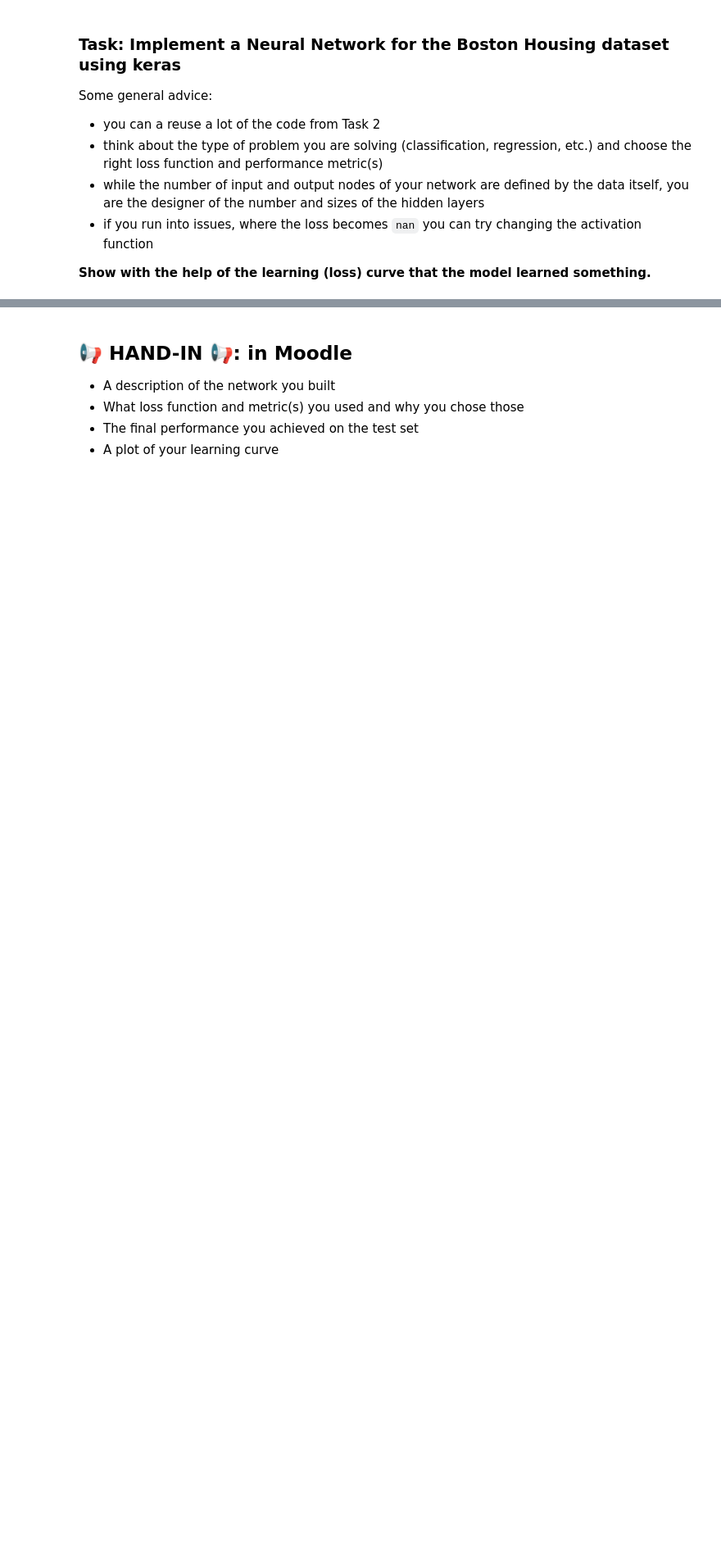
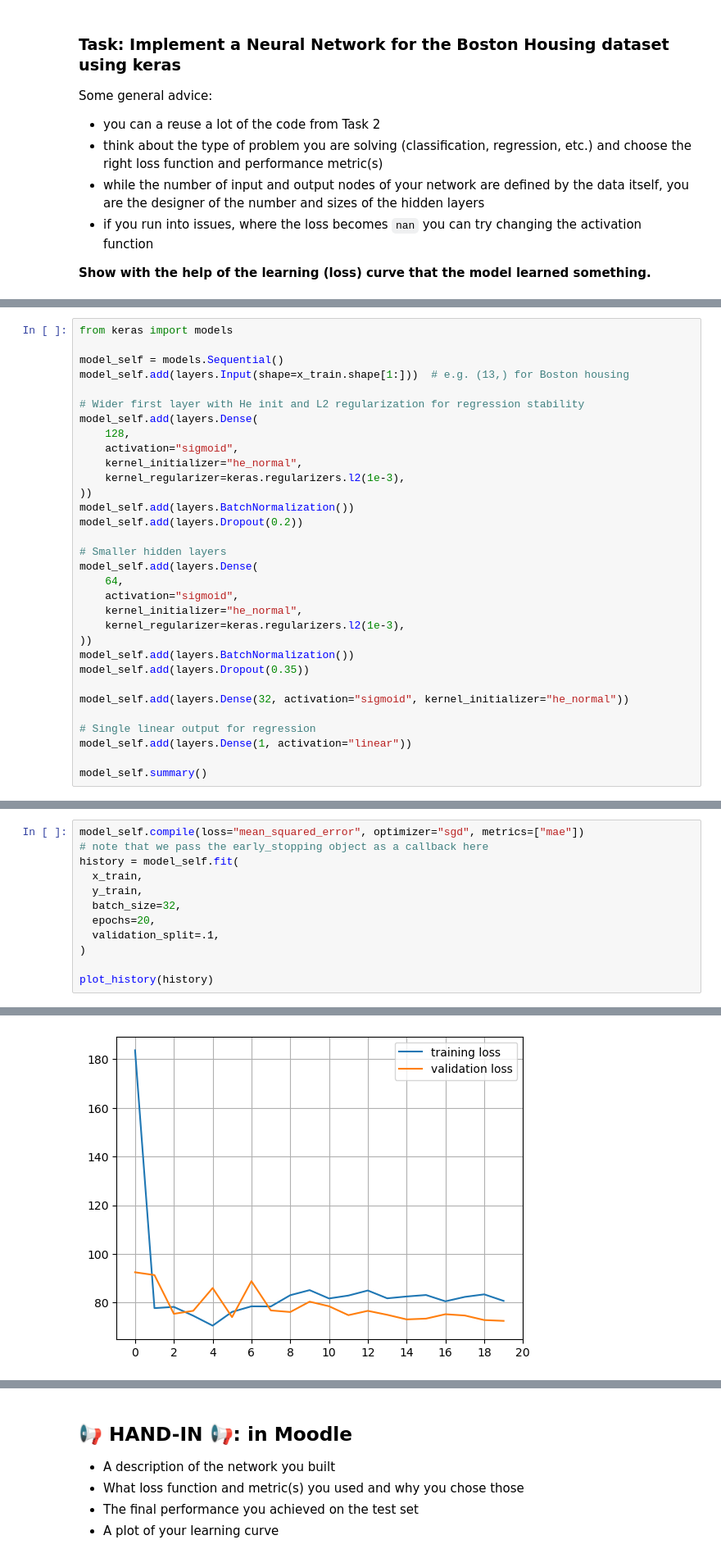
Before and after one commit to FPGSchiba/zhaw-bachelor, a Jupyter notebook: semester-5/machine-learning-1/L07_Training_NNs_Assignment.ipynb, the cells around one changed output, grey strips where cells are left out. Shown at 82% size. Drawn from its saved outputs; the diff is of its cells as text; blank space fills up the shorter version.

```diff
--- a/semester-5/machine-learning-1/L07_Training_NNs_Assignment.ipynb
+++ b/semester-5/machine-learning-1/L07_Training_NNs_Assignment.ipynb
@@ -364,0 +543,32 @@ Some general advice:
+# %%
+from keras import models
+
+model_self = models.Sequential()
+model_self.add(layers.Input(shape=x_train.shape[1:]))  # e.g. (13,) for Boston housing
+
+# Wider first layer with He init and L2 regularization for regression stability
+model_self.add(layers.Dense(
+    128,
+    activation="sigmoid",
+    kernel_initializer="he_normal",
+    kernel_regularizer=keras.regularizers.l2(1e-3),
+))
+model_self.add(layers.BatchNormalization())
+model_self.add(layers.Dropout(0.2))
+
+# Smaller hidden layers
+model_self.add(layers.Dense(
+    64,
+    activation="sigmoid",
+    kernel_initializer="he_normal",
+    kernel_regularizer=keras.regularizers.l2(1e-3),
+))
+model_self.add(layers.BatchNormalization())
+model_self.add(layers.Dropout(0.35))
+
+model_self.add(layers.Dense(32, activation="sigmoid", kernel_initializer="he_normal"))
+
+# Single linear output for regression
+model_self.add(layers.Dense(1, activation="linear"))
+
+model_self.summary()
@@ -364,0 +597,13 @@ Some general advice:
+# %%
+model_self.compile(loss="mean_squared_error", optimizer="sgd", metrics=["mae"])
+# note that we pass the early_stopping object as a callback here
+history = model_self.fit(
+  x_train,
+  y_train,
+  batch_size=32,
+  epochs=20,
+  validation_split=.1,
+)
+
+plot_history(history)
+# %% [output]
@@ -364,0 +627 @@ Some general advice:
+[figure, added]
```
Also changed, not shown: parts of 25 cells of this notebook.
